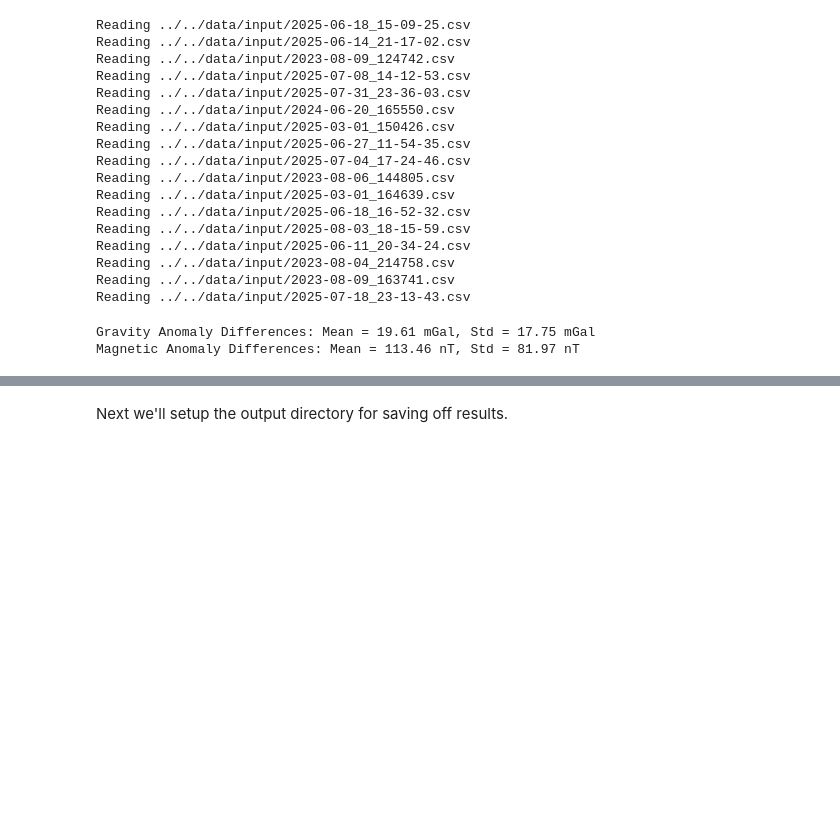
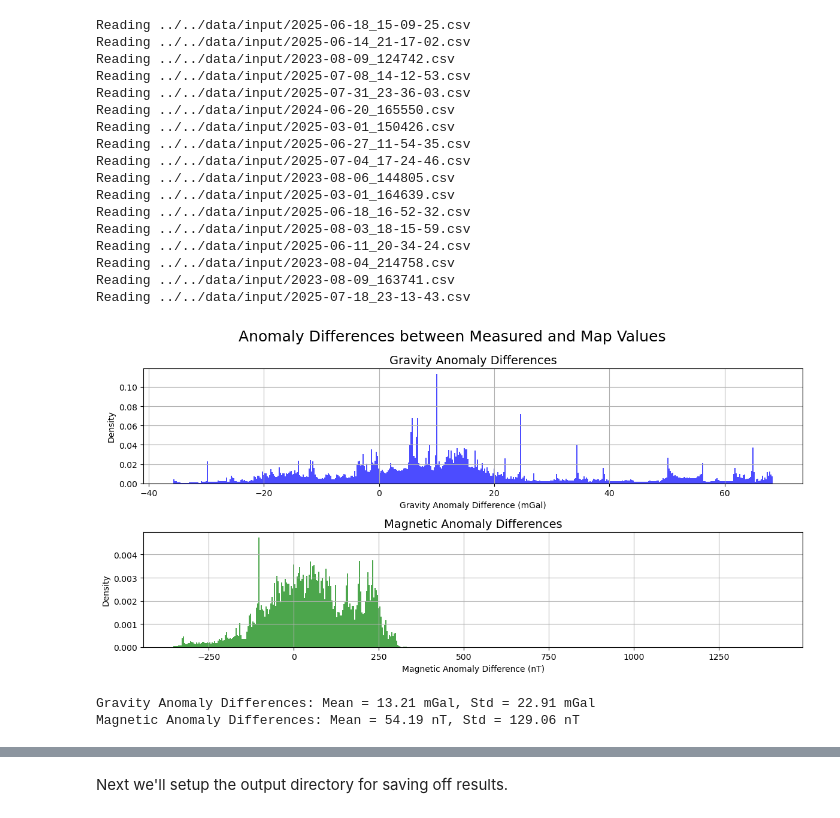
Before and after one commit to jbrodovsky/strapdown-rs, a Jupyter notebook: examples/geonav-sim/geonav-sim.ipynb, the cells around one changed output, grey strips where cells are left out. Saved outputs shown, nothing was run; the diff lists cells and outputs as text; code cells hidden in the pictures; blank space fills up the shorter version.

```diff
--- a/examples/geonav-sim/geonav-sim.ipynb
+++ b/examples/geonav-sim/geonav-sim.ipynb
@@ -167,8 +167,25 @@ lats = xr.DataArray(coords[:, 0])
 grav_anomalies = grav_map.interp(lon=lons, lat=lats).values
 mag_anomalies = mag_map.interp(lon=lons, lat=lats).values
 
-grav_diffs = np.abs(grav - grav_anomalies)
-mag_diffs = np.abs(mag - mag_anomalies)
+grav_diffs = grav - grav_anomalies
+mag_diffs = mag - mag_anomalies
+# %%
+fig, ax = plt.subplots(2, 1, figsize=(12, 6), layout="tight")
+ax[0].hist(grav_diffs, bins=500, density=True, alpha=0.7, color='blue')
+ax[0].set_xlabel('Gravity Anomaly Difference (mGal)')
+ax[0].set_ylabel('Density')
+ax[0].set_title('Gravity Anomaly Differences', fontsize=14)
+ax[0].grid()
+
+ax[1].hist(mag_diffs, bins=500, density=True, alpha=0.7, color='green')
+ax[1].set_xlabel('Magnetic Anomaly Difference (nT)')
+ax[1].set_ylabel('Density')
+ax[1].set_title('Magnetic Anomaly Differences', fontsize=14)
+ax[1].grid()
+fig.suptitle('Anomaly Differences between Measured and Map Values', fontsize=18)
+plt.show()
+# %% [output]
+[figure, added]
 # %%
 grav_mean = np.nanmean(grav_diffs)
 grav_std = np.nanstd(grav_diffs)
@@ -178,7 +195,7 @@ mag_std = np.nanstd(mag_diffs)
 print(f"Gravity Anomaly Differences: Mean = {grav_mean:.2f} mGal, Std = {grav_std:.2f} mGal")
 print(f"Magnetic Anomaly Differences: Mean = {mag_mean:.2f} nT, Std = {mag_std:.2f} nT")
 # %% [output]
-Gravity Anomaly Differences: Mean = 19.61 mGal, Std = 17.75 mGal
-Magnetic Anomaly Differences: Mean = 113.46 nT, Std = 81.97 nT
+Gravity Anomaly Differences: Mean = 13.21 mGal, Std = 22.91 mGal
+Magnetic Anomaly Differences: Mean = 54.19 nT, Std = 129.06 nT
 # %%
 !pixi run cargo build --workspace --release
```
Also changed, not shown: parts of 12 cells of this notebook, 32 other files.
